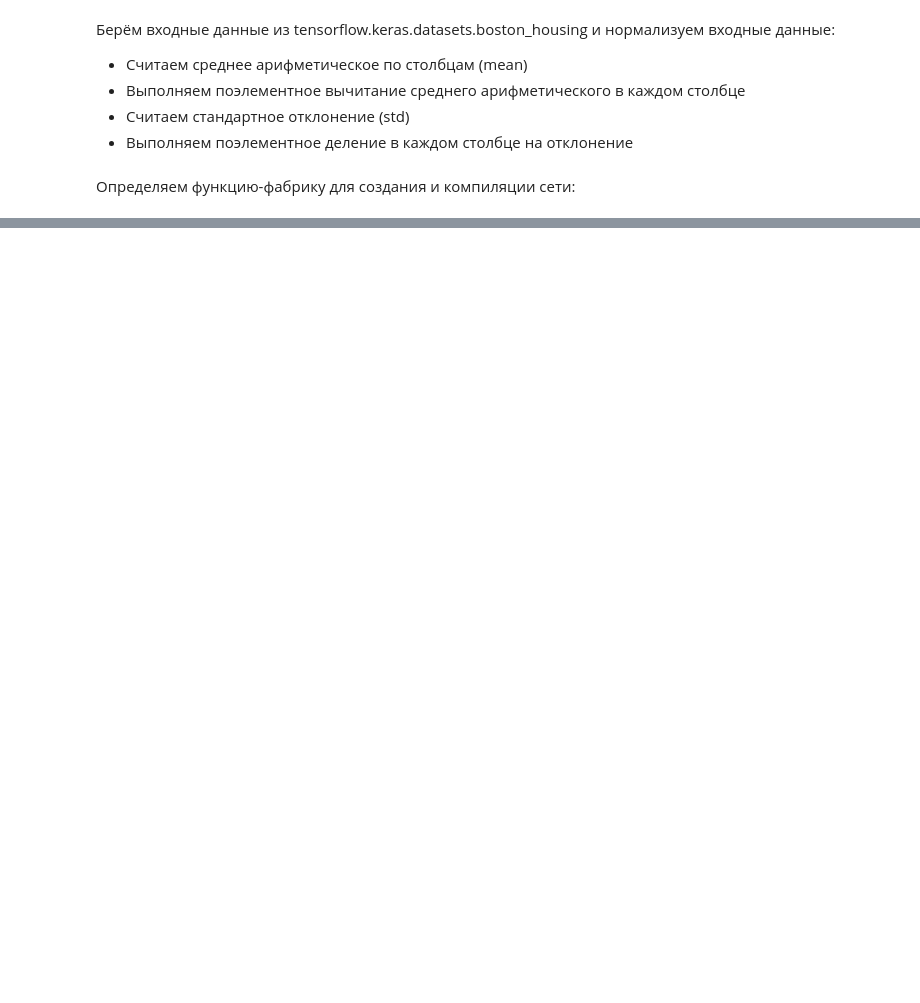
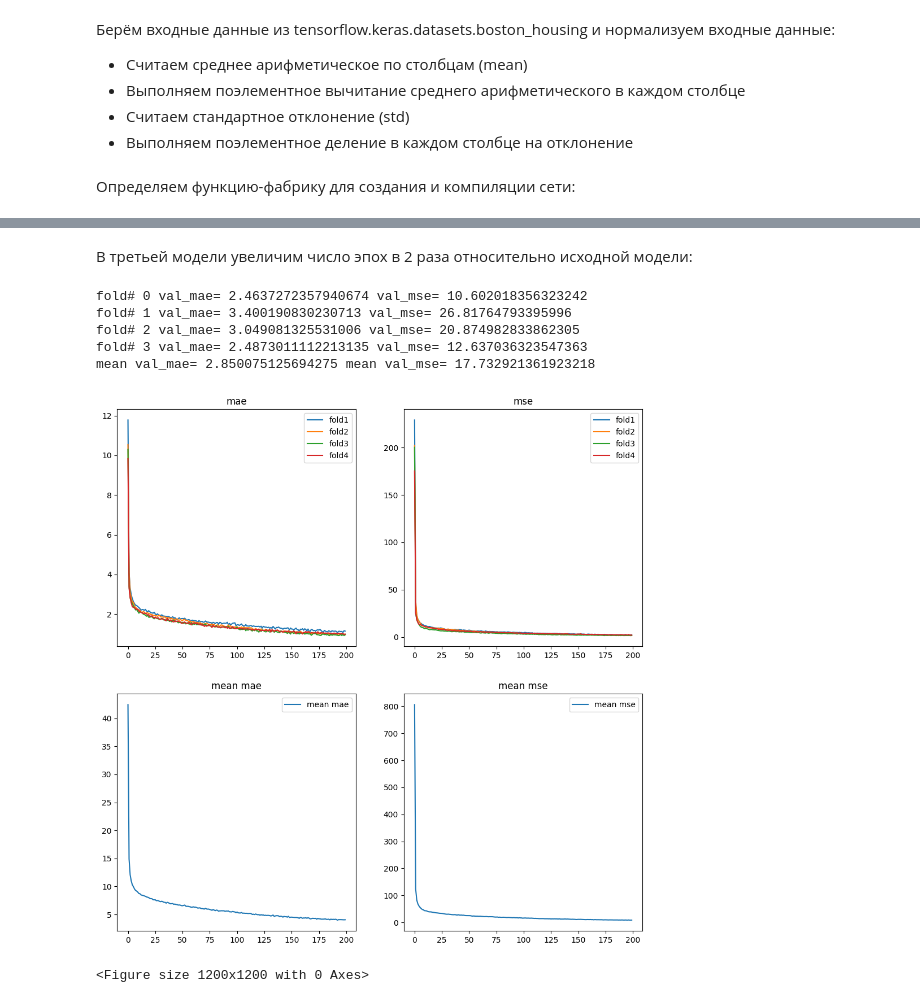
Before and after one commit to Keesaev/ai_python, a Jupyter notebook: lab3/lab3.ipynb, the cells around one changed output, grey strips where cells are left out. Drawn from its saved outputs; the diff is of its cells as text; code cells hidden in the pictures; blank space fills up the shorter version.

```diff
--- a/lab3/lab3.ipynb
+++ b/lab3/lab3.ipynb
@@ -76,0 +188,18 @@ processing fold # 3
+# %% [markdown]
+В третьей модели увеличим число эпох в 2 раза относительно исходной модели:
+# %%
+k = 4
+num_ep = 200
+[model_3_history_matrix, mean_val_mae, mean_val_mse] = fit_k_times(k, num_ep)
+all_scores = [[k, num_ep, mean_val_mae, mean_val_mse]]
+
+build_plot(model_3_history_matrix)
+all_stat_append(model_3_history_matrix, 3)
+# %% [output]
+fold# 0 val_mae= 2.4637272357940674 val_mse= 10.602018356323242
+fold# 1 val_mae= 3.400190830230713 val_mse= 26.81764793395996
+fold# 2 val_mae= 3.049081325531006 val_mse= 20.874982833862305
+fold# 3 val_mae= 2.4873011112213135 val_mse= 12.637036323547363
+mean val_mae= 2.850075125694275 mean val_mse= 17.732921361923218
+[figure, added]
+<Figure size 1200x1200 with 0 Axes>
```
Also changed, not shown: parts of 18 cells of this notebook.
